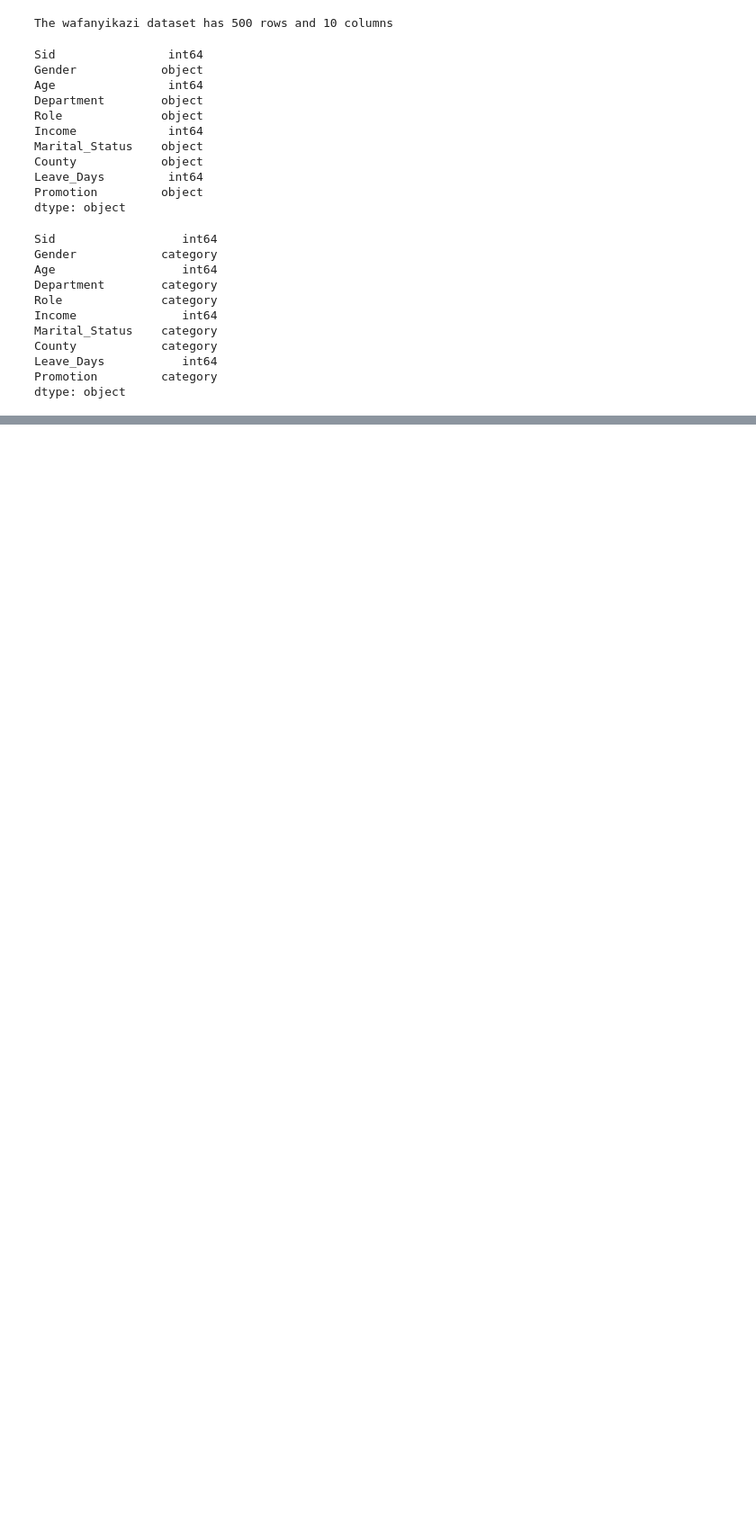
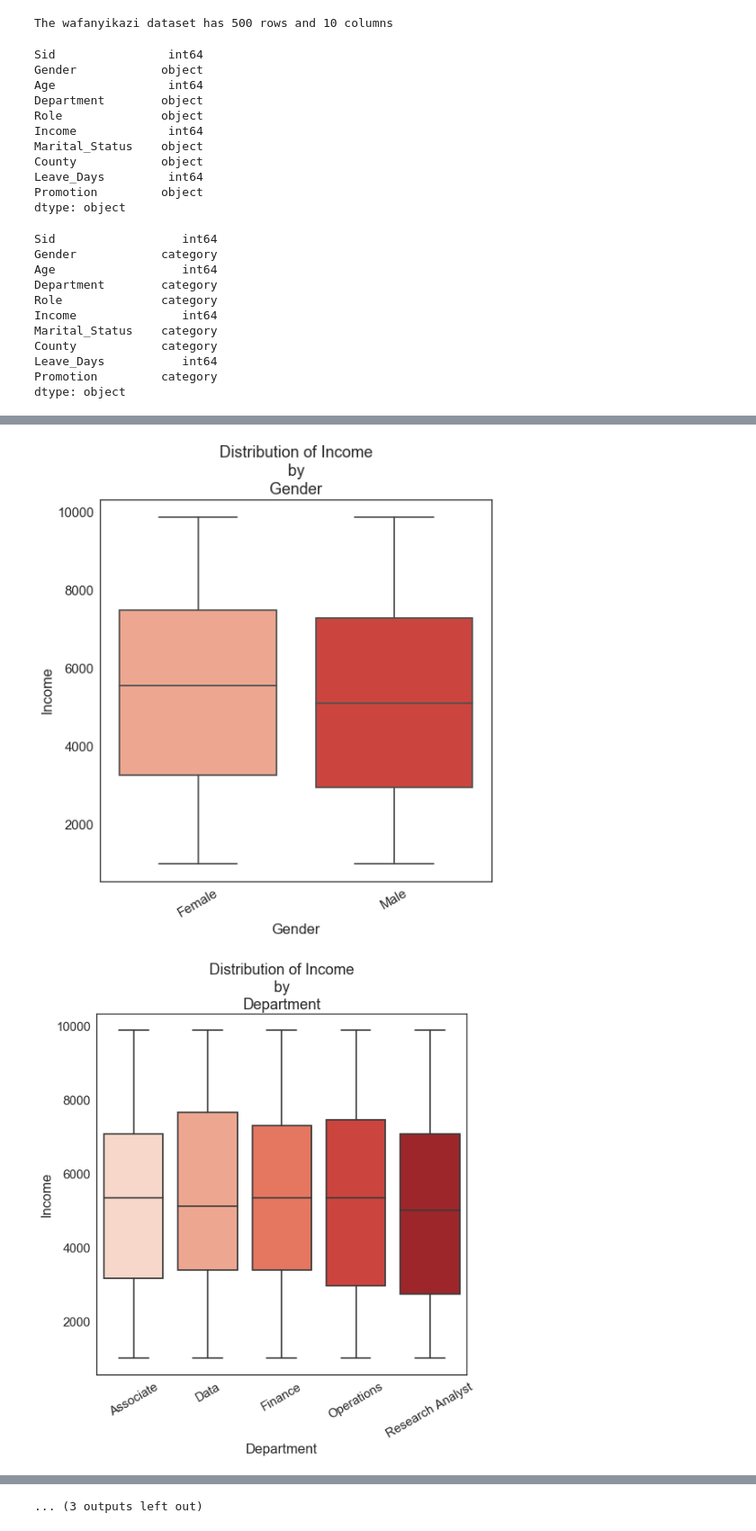
Before and after one commit to Shelmith-Kariuki/python, a Jupyter notebook: 9. Wafanyikazi Employees Analysis.ipynb, the cells around one changed output, grey strips where cells are left out. Shown at 90% size. Saved outputs shown, nothing was run; the diff lists cells and outputs as text; code cells hidden in the pictures; blank space fills up the shorter version.

```diff
--- a/9. Wafanyikazi Employees Analysis.ipynb
+++ b/9. Wafanyikazi Employees Analysis.ipynb
@@ -97,0 +187,16 @@ dtype: object
+# %%
+#12. Boxplots of the continuous variables, by the various categorical variables
+
+# plt.figure(figsize = (8,8))
+# ax = sns.boxplot(x = "Gender",y = "Income",data = wafanyikazi, palette = "Blues")
+# ax.set(title = "Distribution of Income \n by \n Gender",xlabel = "Gender",ylabel = "Income")
+
+for conts in ["Income","Age","Leave_Days"]:
+    for categos in ["Gender","Department","Role","Marital_Status","Promotion"]:
+        plt.figure(figsize = (8,8))
+        ax = sns.boxplot(x = categos, y = conts, data = wafanyikazi,palette = "Reds" )
+        ax.set(title  = "Distribution of "+conts+"\n by \n" + categos,xlabel = categos, ylabel = conts)
+        ax.set_xticklabels(ax.get_xticklabels(),rotation = 30)
+# %% [output]
+[figure, added]
+[figure, added]
@@ -97,0 +213 @@ dtype: object
+... (3 outputs left out)
```
Also changed, not shown: parts of 9 cells of this notebook.
